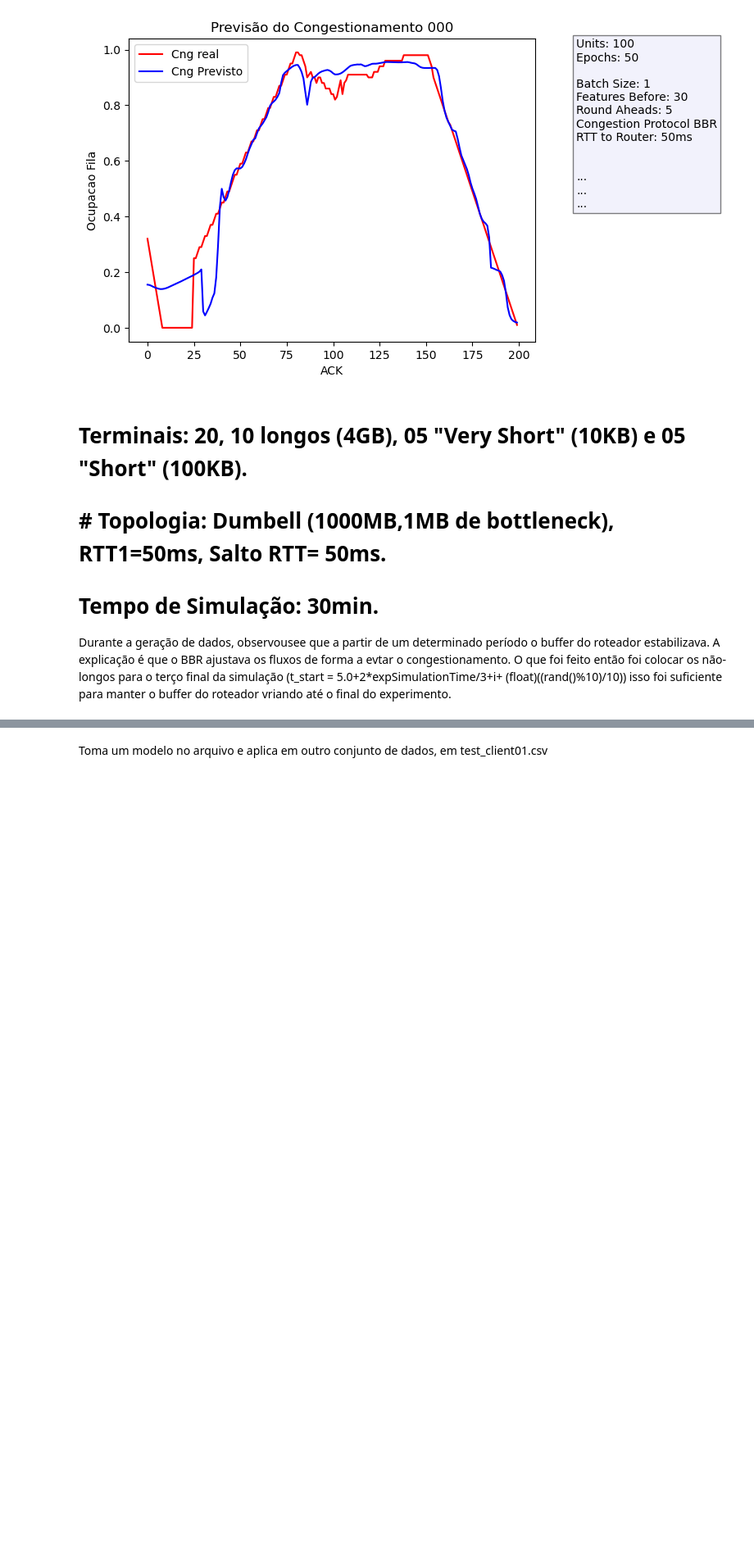
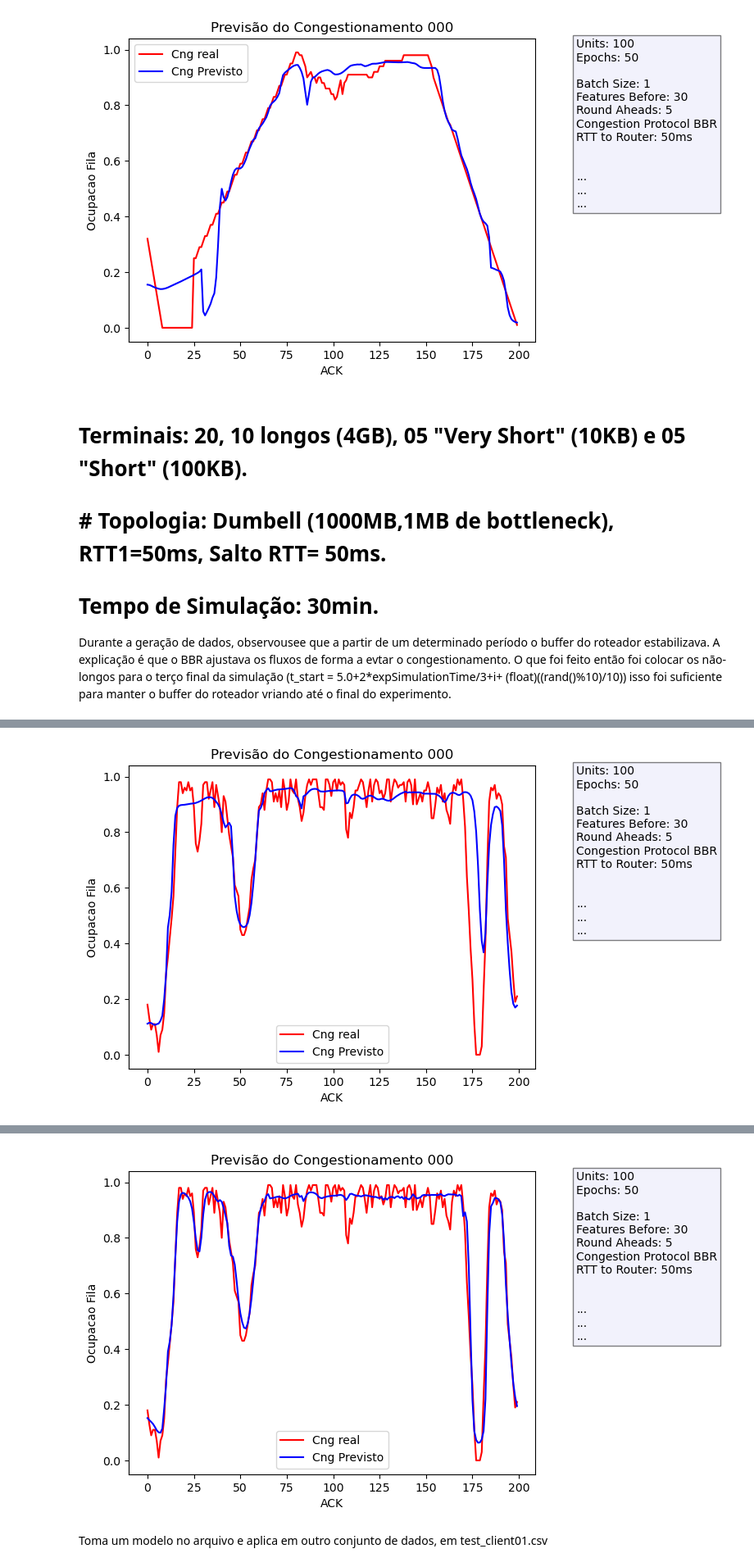
Before and after one commit to reisdout/FederatedColab, a Jupyter notebook: federated_network_5ACK.ipynb, the cells around one changed output, grey strips where cells are left out. Shown at 82% size. Drawn from its saved outputs; the diff is of its cells as text; code cells hidden in the pictures; blank space fills up the shorter version.

Commit message:
Testes com 40 terminais

```diff
--- a/federated_network_5ACK.ipynb
+++ b/federated_network_5ACK.ipynb
@@ -1314,0 +1327,17 @@ GeneralTraining(parExpDir="./Exp_0000010/",
+# %%
+'''
+description = "Terminais: 40, 20 longos (4GB), 10 Very Short (10KB) e 10 Short (100KB), entrando no terço final da simulação."+"\n"
+description =description + "Topologia: Dumbell (1000MB,1MB de bottleneck), Terminal base 10ms; servidor 100ms;  RTT1=100ms, Salto RTT= 50ms.\n"
+description =description + "Tempo de Simulação:60min.\n"
+description = description+ "Nos experimentos, o protocolo fixado foi o BBR. Ficou comprovado que o BBR privilegia os fluxos mais recentes \n"
+description = description+ "Para evitar isso, foi necessário estreitar o gargalo para 1M. Essa solução foi pensada, pois supõe-se que, se a banda é grande, o probe do BBR acaba achando mais banda para os fluxos tardios que entram na retração dos anteriores\n"
+description = description+ "Mesmo assim, os tardios ficaram muito próximos. Lembrando que o Fluxo inicial fica, inicialmente, pelo menos 30s transmitindo exclusivamente.\n"
+description = description+ "Outro fato interessante é que parece que o BBR, na abundância de banda, acaba estabilizando as taxas, mantendo o buffer do roteado sempre aliviado, o que é ruim para as previsões, que usam como texte o final dos registros.\n"
+description = description+ ".\n"
+
+GeneralTraining(parExpDir="./Exp_0000011/",
+                parTrainingPath="./Exp_0000011/training_client01.csv",
+                parTestPath="./Exp_0000011/test_client01.csv",
+                parExpDescription=description)
+'''
+# %% [output]
@@ -1314,0 +1346 @@ GeneralTraining(parExpDir="./Exp_0000010/",
+[figure, added]
@@ -1315,3 +1349,4 @@ GeneralTraining(parExpDir="./Exp_0000010/",
+[figure, added]
 # %% [markdown]
 Toma um modelo no arquivo e aplica em outro conjunto de dados, em test_client01.csv
 # %%
```
Also changed, not shown: parts of 3 cells of this notebook, 11 other files.
